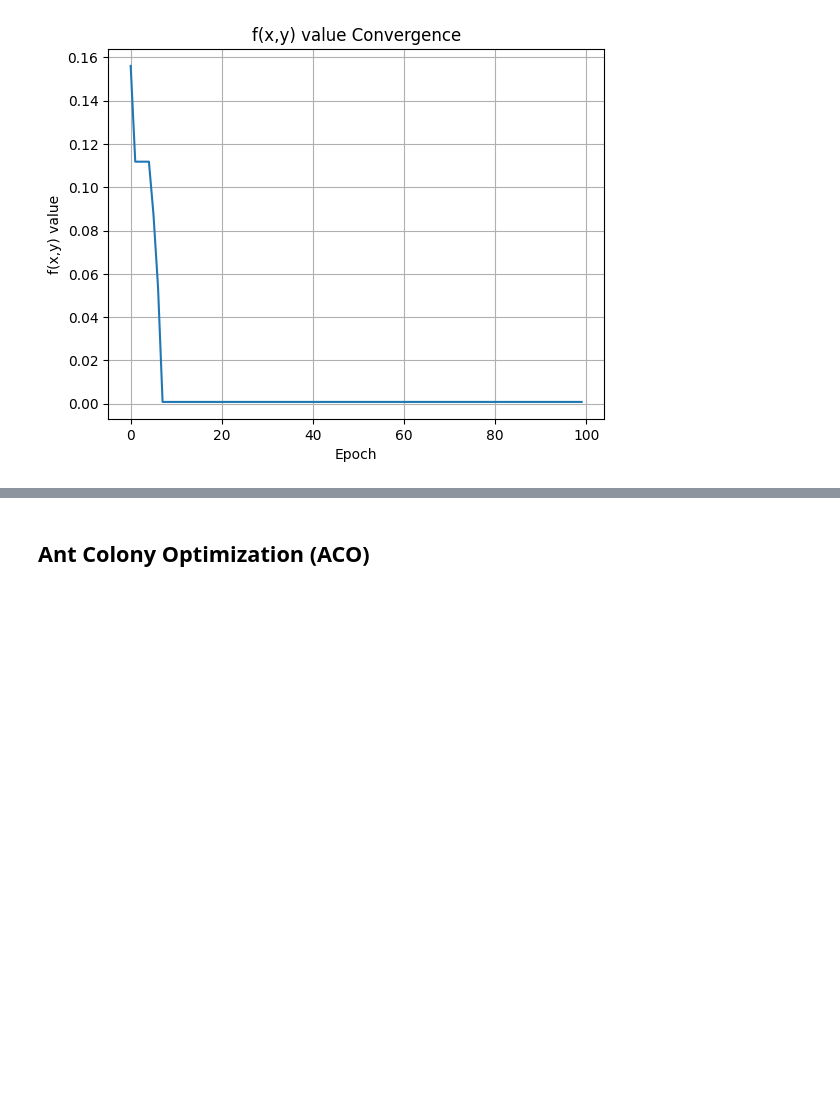
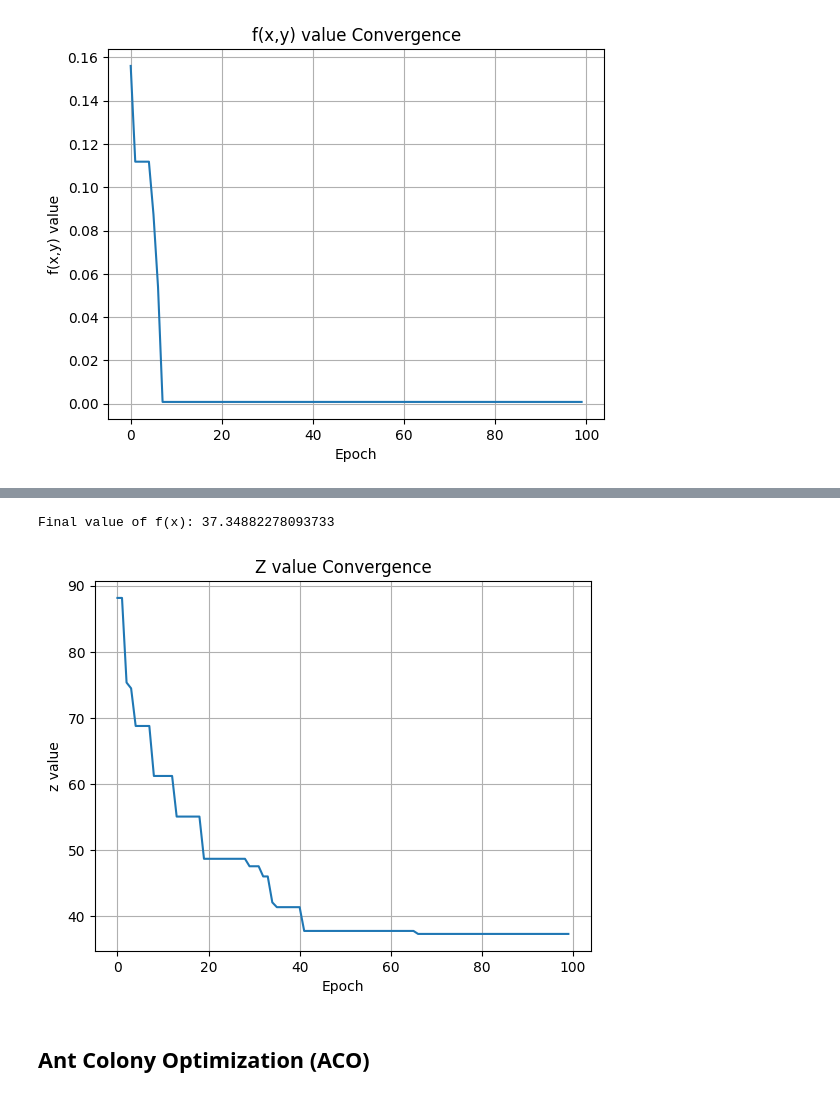
Before and after one commit to Gabeinstein/artificial_intelligence_fall23_gona, a Jupyter notebook: hw2/hw2.ipynb, the cells around one changed output, grey strips where cells are left out. Drawn from its saved outputs; the diff is of its cells as text; code cells hidden in the pictures; blank space fills up the shorter version.

```diff
--- a/hw2/hw2.ipynb
+++ b/hw2/hw2.ipynb
@@ -742,3 +771,9 @@ Final value of f(x,y): 0.0008176479541254811
+# %%
+plots(resultados[2],'Epoch','z value','Z value Convergence')
+print("Final value of f(x): " + str(resultados[2][99]))
+# %% [output]
+Final value of f(x): 37.34882278093733
+[figure, added]
 # %% [markdown]
 ## Ant Colony Optimization (ACO)
 # %% [markdown]
```
Also changed, not shown: parts of 26 cells of this notebook, 1 other file.
